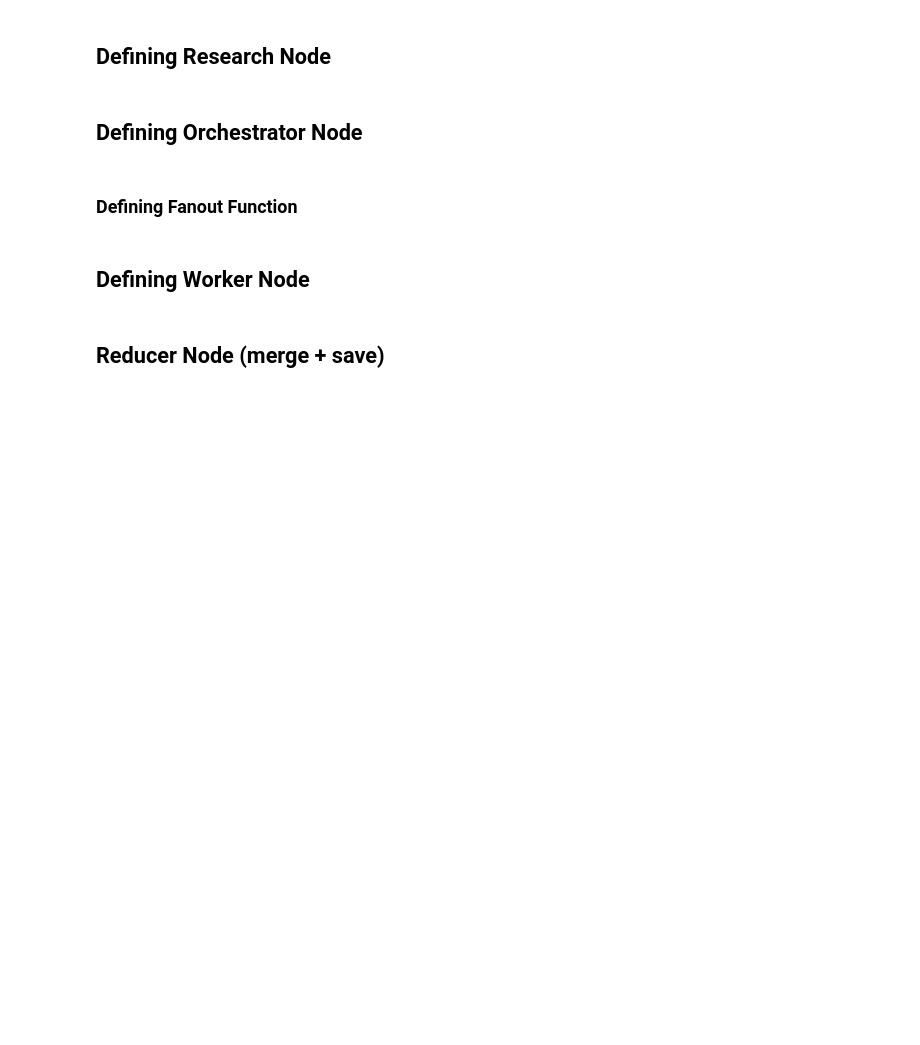
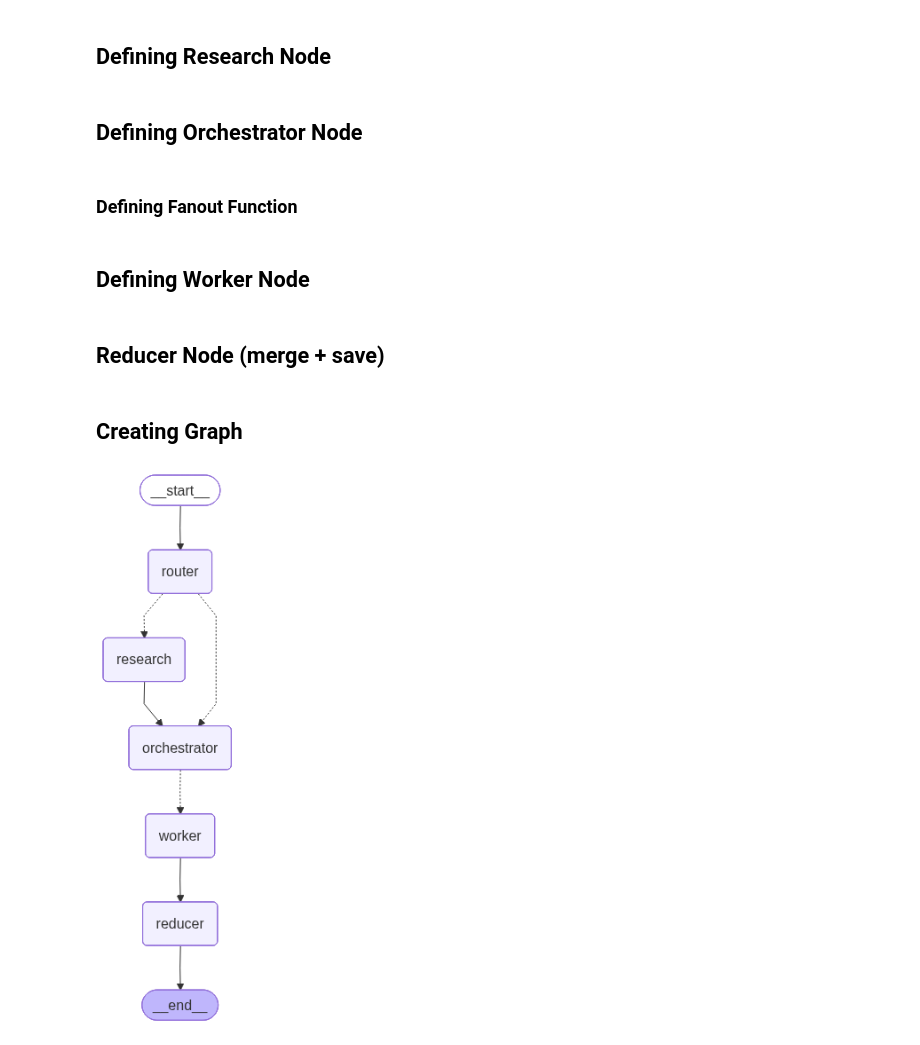
Before and after one commit to AmnaAli45/Blog-Writing-Agent-, a Jupyter notebook: research_aware.ipynb, the cells around one changed output. Cells and saved outputs as stored; diff of their text form; code cells hidden in the pictures; blank space fills up the shorter version.

Commit message:
Graph building

```diff
--- a/research_aware.ipynb
+++ b/research_aware.ipynb
@@ -50,3 +53,11 @@ class RouterDecision(BaseModel):
+# %%
+class Plan(BaseModel):
+    blog_title: str
+    audience: str
+    tone: str
+    blog_kind: Literal["explainer", "tutorial", "news_roundup", "comparison", "system_design"] = "explainer"
+    constraints: List[str] = Field(default_factory=list)
+    tasks: List[Task]
 # %% [markdown]
 ## Defining State
 # %%
@@ -331,3 +342,25 @@ def reducer_node(state: State) -> dict:
     Path(filename).write_text(final_md, encoding="utf-8")
 
     return {"final": final_md}
+# %% [markdown]
+## Creating Graph
+# %%
+g = StateGraph(State)
+g.add_node("router", RoterNode)
+g.add_node("research", research_node)
+g.add_node("orchestrator", orchestrator)
+g.add_node("worker", worker_node)
+g.add_node("reducer", reducer_node)
+
+g.add_edge(START, "router")
+g.add_conditional_edges("router", route_next, {"research": "research", "orchestrator": "orchestrator"})
+g.add_edge("research", "orchestrator")
+
+g.add_conditional_edges("orchestrator", fanout, ["worker"])
+g.add_edge("worker", "reducer")
+g.add_edge("reducer", END)
+
+app = g.compile()
+app
+# %% [output]
+[figure, added]
```
Also changed, not shown: parts of 2 cells of this notebook.
